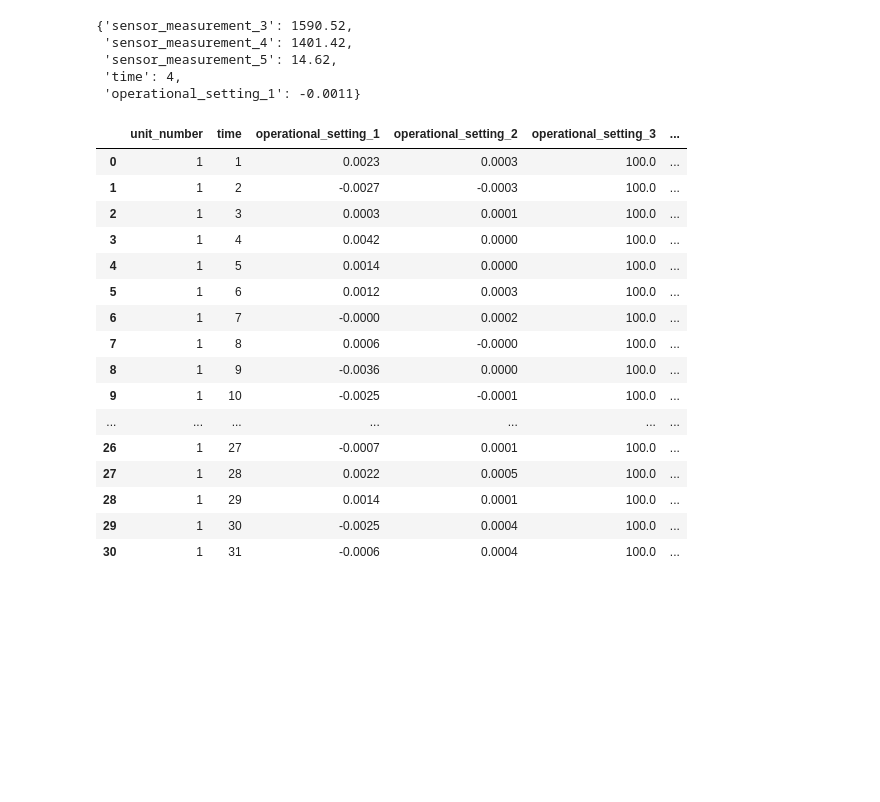
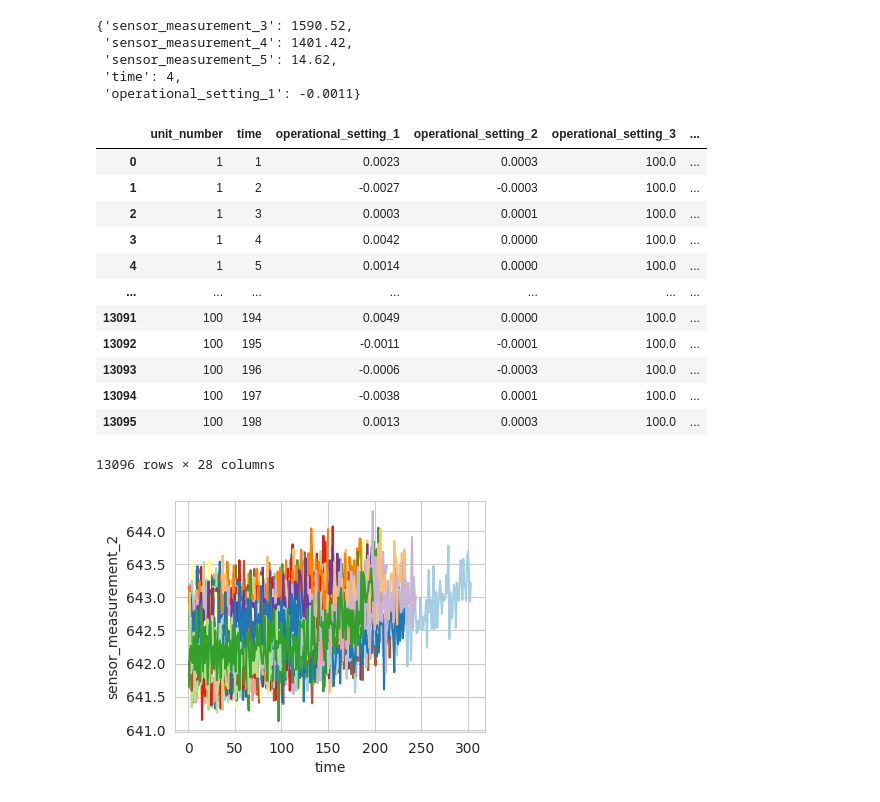
Before and after one commit to AmadejTratnik/c-mapss, a Jupyter notebook: Untitled.ipynb, the cells around one changed output. Drawn from its saved outputs; the diff is of its cells as text; code cells hidden in the pictures; blank space fills up the shorter version.

```diff
--- a/Untitled.ipynb
+++ b/Untitled.ipynb
@@ -98,24 +98,24 @@ max_time = grouped_by['time'].max()
 df = df.merge(max_time.to_frame(name='max_time'), left_on='unit_number', right_index=True)
 df['RUL'] = df['max_time'] - df['time']
 # %%
-df[df['unit_number'] == 1]
 # %% [output]
 |  | unit_number | time | operational_setting_1 | operational_setting_2 | operational_setting_3 | ... |
 | 0 | 1 | 1 | 0.0023 | 0.0003 | 100.0 | ... |
 | 1 | 1 | 2 | -0.0027 | -0.0003 | 100.0 | ... |
 | 2 | 1 | 3 | 0.0003 | 0.0001 | 100.0 | ... |
 | 3 | 1 | 4 | 0.0042 | 0.0000 | 100.0 | ... |
 | 4 | 1 | 5 | 0.0014 | 0.0000 | 100.0 | ... |
-| 5 | 1 | 6 | 0.0012 | 0.0003 | 100.0 | ... |
-| 6 | 1 | 7 | -0.0000 | 0.0002 | 100.0 | ... |
-| 7 | 1 | 8 | 0.0006 | -0.0000 | 100.0 | ... |
-| 8 | 1 | 9 | -0.0036 | 0.0000 | 100.0 | ... |
-| 9 | 1 | 10 | -0.0025 | -0.0001 | 100.0 | ... |
 | ... | ... | ... | ... | ... | ... | ... |
-| 26 | 1 | 27 | -0.0007 | 0.0001 | 100.0 | ... |
-| 27 | 1 | 28 | 0.0022 | 0.0005 | 100.0 | ... |
-| 28 | 1 | 29 | 0.0014 | 0.0001 | 100.0 | ... |
-| 29 | 1 | 30 | -0.0025 | 0.0004 | 100.0 | ... |
-| 30 | 1 | 31 | -0.0006 | 0.0004 | 100.0 | ... |
+| 13091 | 100 | 194 | 0.0049 | 0.0000 | 100.0 | ... |
+| 13092 | 100 | 195 | -0.0011 | -0.0001 | 100.0 | ... |
+| 13093 | 100 | 196 | -0.0006 | -0.0003 | 100.0 | ... |
+| 13094 | 100 | 197 | -0.0038 | 0.0001 | 100.0 | ... |
+| 13095 | 100 | 198 | 0.0013 | 0.0003 | 100.0 | ... |
+13096 rows × 28 columns
 # %%
-s = [{'id': {'id': 'rul-graph', 'type': 'graph'}, 'property': 'extendData'}, {'id': {'id': 'graph-sensor_measurement_2', 'type': 'graph'}, 'property': 'extendData'}, {'id': {'id': 'graph-sensor_measurement_3', 'type': 'graph'}, 'property': 'extendData'}, {'id': {'id': 'graph-operational_setting_2', 'type': 'graph'}, 'property': 'extendData'}]
+plt.figure(figsize=(4,3))
+sns.set_style("whitegrid")
+sns.lineplot(df,x ='time',y = 'sensor_measurement_2',hue='unit_number',palette="Paired",legend=False)
+plt.show()
+# %% [output]
+[figure, added]
```
Also changed, not shown: parts of 1 cell of this notebook, 2 other files.
